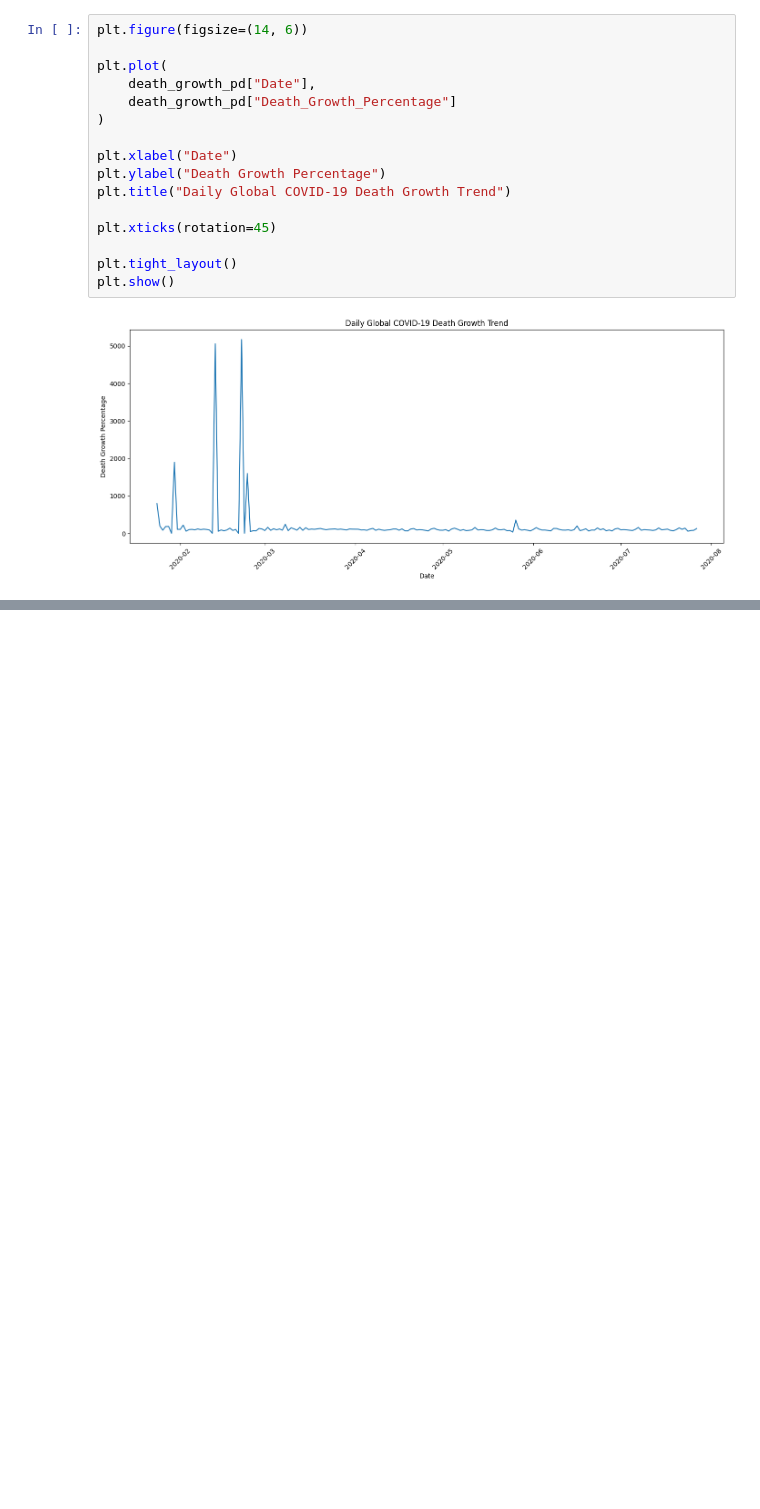
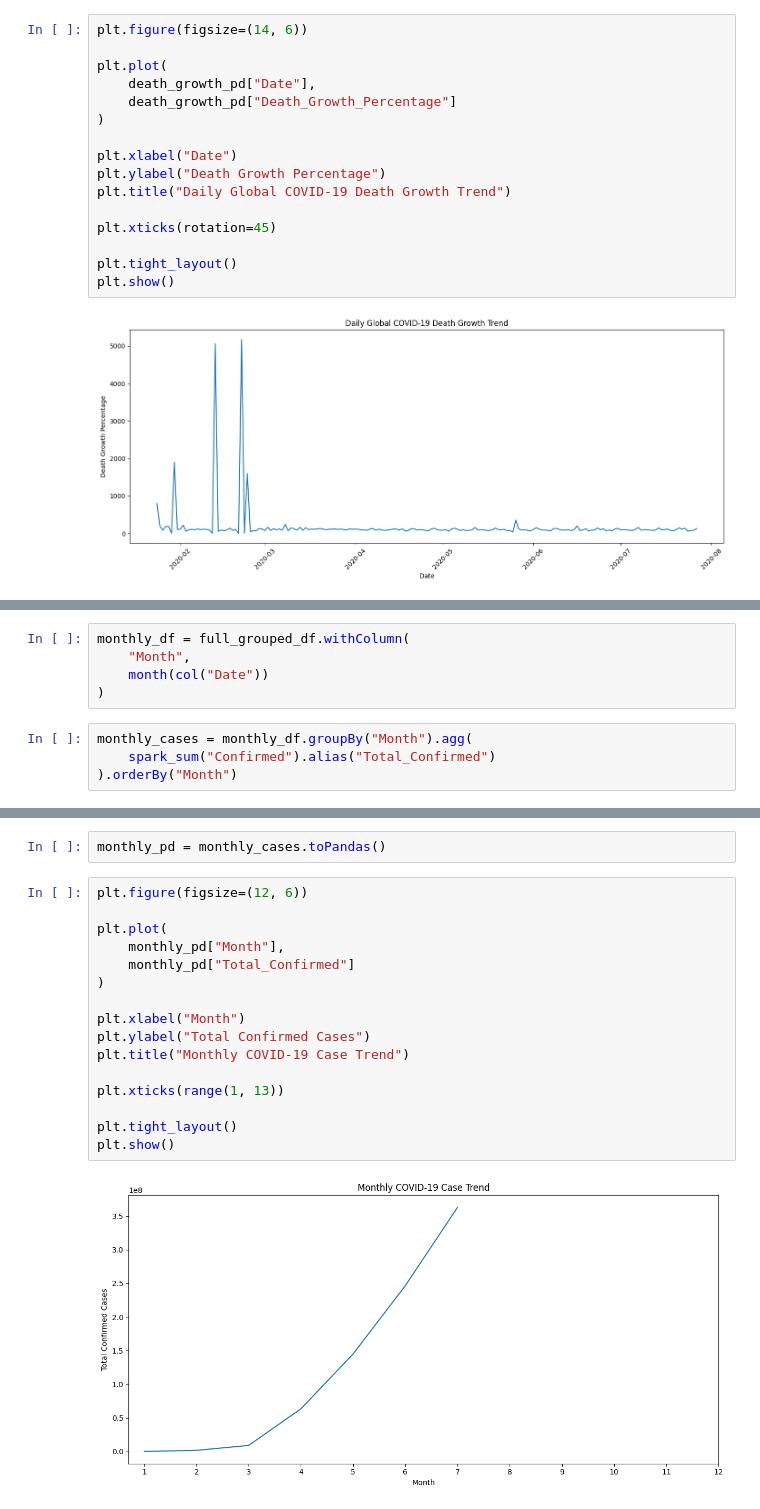
Before and after one commit to dilpreet0007/COVID19-Analytics-Pipeline, a Jupyter notebook: app.ipynb, the cells around one changed output, grey strips where cells are left out. Saved outputs shown, nothing was run; the diff lists cells and outputs as text; blank space fills up the shorter version.

Commit message:
[Dilpreet] Task 10: Monthly COVID Case Growth

```diff
--- a/app.ipynb
+++ b/app.ipynb
@@ -607,0 +610,9 @@ plt.show()
+# %%
+monthly_df = full_grouped_df.withColumn(
+    "Month",
+    month(col("Date"))
+)
+# %%
+monthly_cases = monthly_df.groupBy("Month").agg(
+    spark_sum("Confirmed").alias("Total_Confirmed")
+).orderBy("Month")
@@ -607,0 +633,20 @@ plt.show()
+# %%
+monthly_pd = monthly_cases.toPandas()
+# %%
+plt.figure(figsize=(12, 6))
+
+plt.plot(
+    monthly_pd["Month"],
+    monthly_pd["Total_Confirmed"]
+)
+
+plt.xlabel("Month")
+plt.ylabel("Total Confirmed Cases")
+plt.title("Monthly COVID-19 Case Trend")
+
+plt.xticks(range(1, 13))
+
+plt.tight_layout()
+plt.show()
+# %% [output]
+[figure, added]
```
Also changed, not shown: parts of 3 cells of this notebook.
